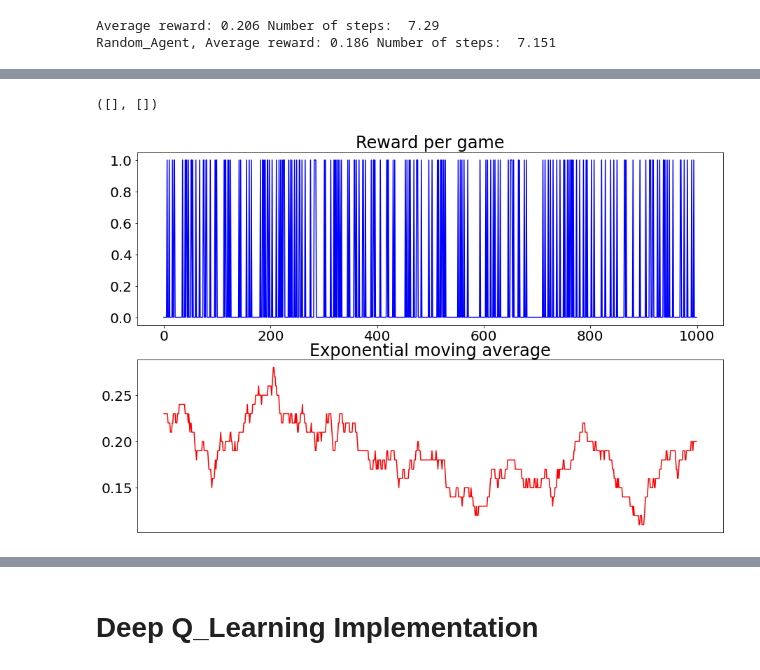
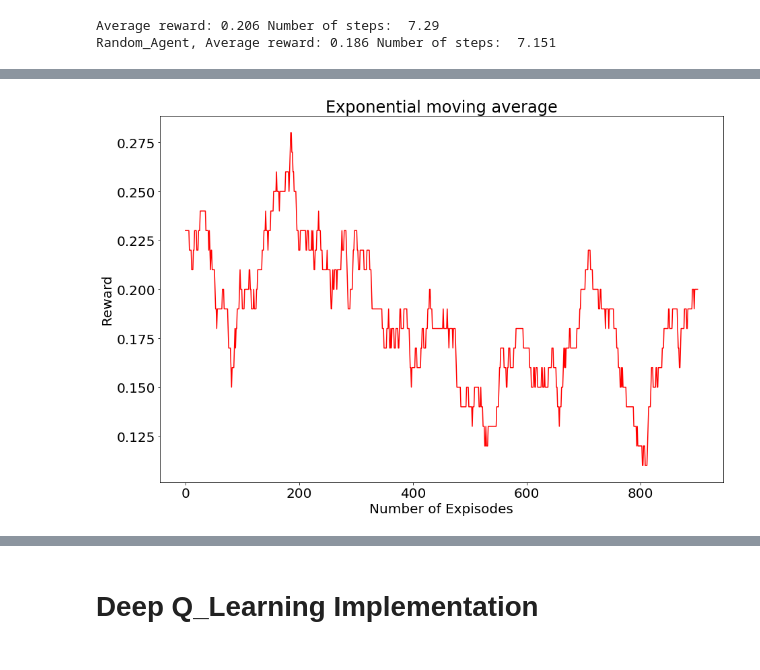
Before and after one commit to lzumta/Reinforcement-Learning-Assignment, a Jupyter notebook: Assignment.ipynb, the cells around one changed output, grey strips where cells are left out. Cells and saved outputs as stored; diff of their text form; code cells hidden in the pictures.

```diff
--- a/Assignment.ipynb
+++ b/Assignment.ipynb
@@ -154,16 +166,14 @@ def moving_average(a, n):
 # %%
 plt.rcParams.update({'font.size': 20})
 
-fig, axs = plt.subplots(2,figsize=(15,10))
-
-axs[0].plot(np.arange(0,N_episodes), R_save_random, 'b')
-axs[1].plot(np.arange(0,N_episodes-99), moving_average(R_save_random, n=100), 'r')
-axs[0].set_title("Reward per game")
-axs[1].set_title("Exponential moving average")
-plt.xticks([])
+plt.plot(figsize=(15,10))
+plt.plot(np.arange(0,1000-99), moving_average(R_save_random, n=100), 'r')
+plt.title("Exponential moving average")
+plt.xlabel("Number of Expisodes")
+plt.ylabel("Reward")
+plt.show()
 # %% [output]
-([], [])
-[figure, old version]
+[figure, new version]
 # %%
 plt.rcParams.update({'font.size': 20})
 plt.rcParams["figure.figsize"] = (10,7.5)
```
Also changed, not shown: parts of 15 cells of this notebook.
